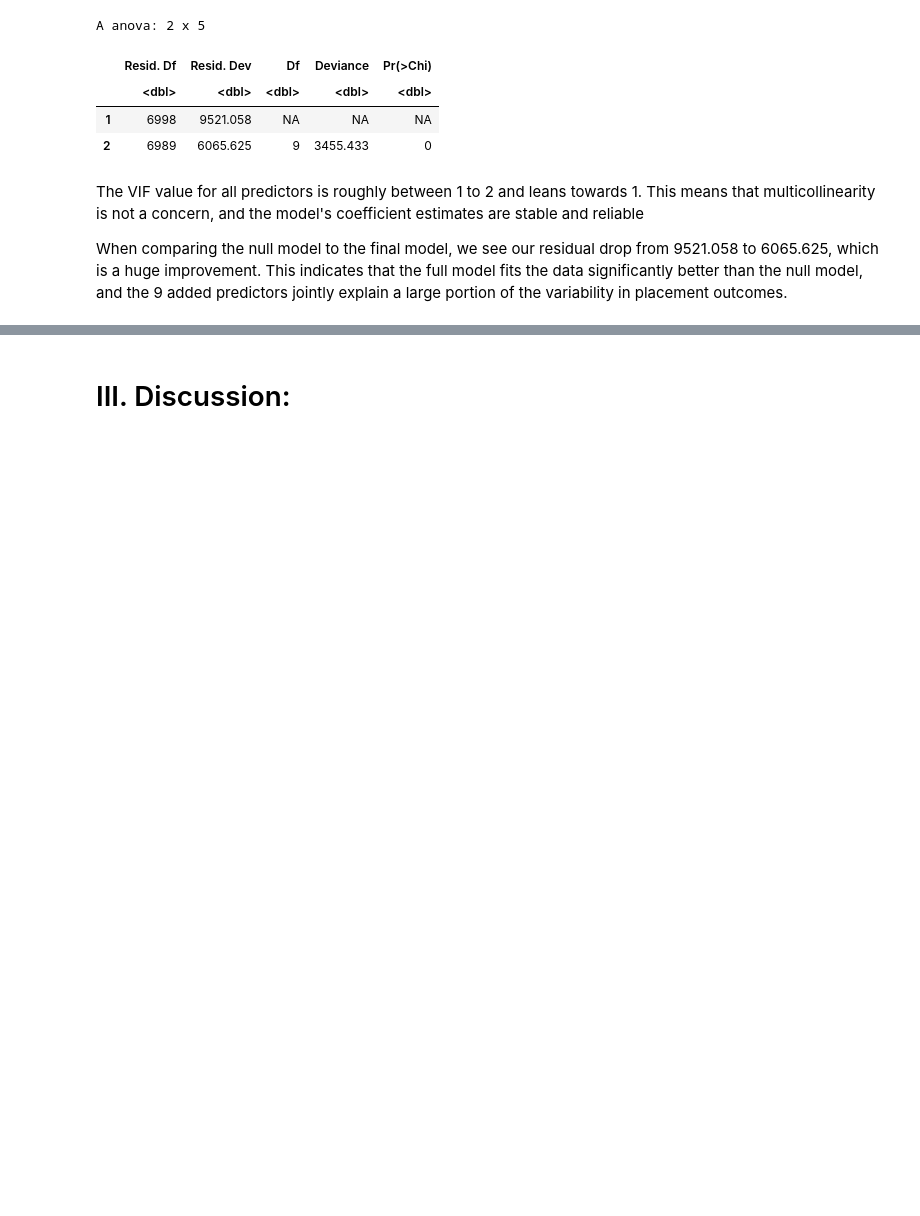
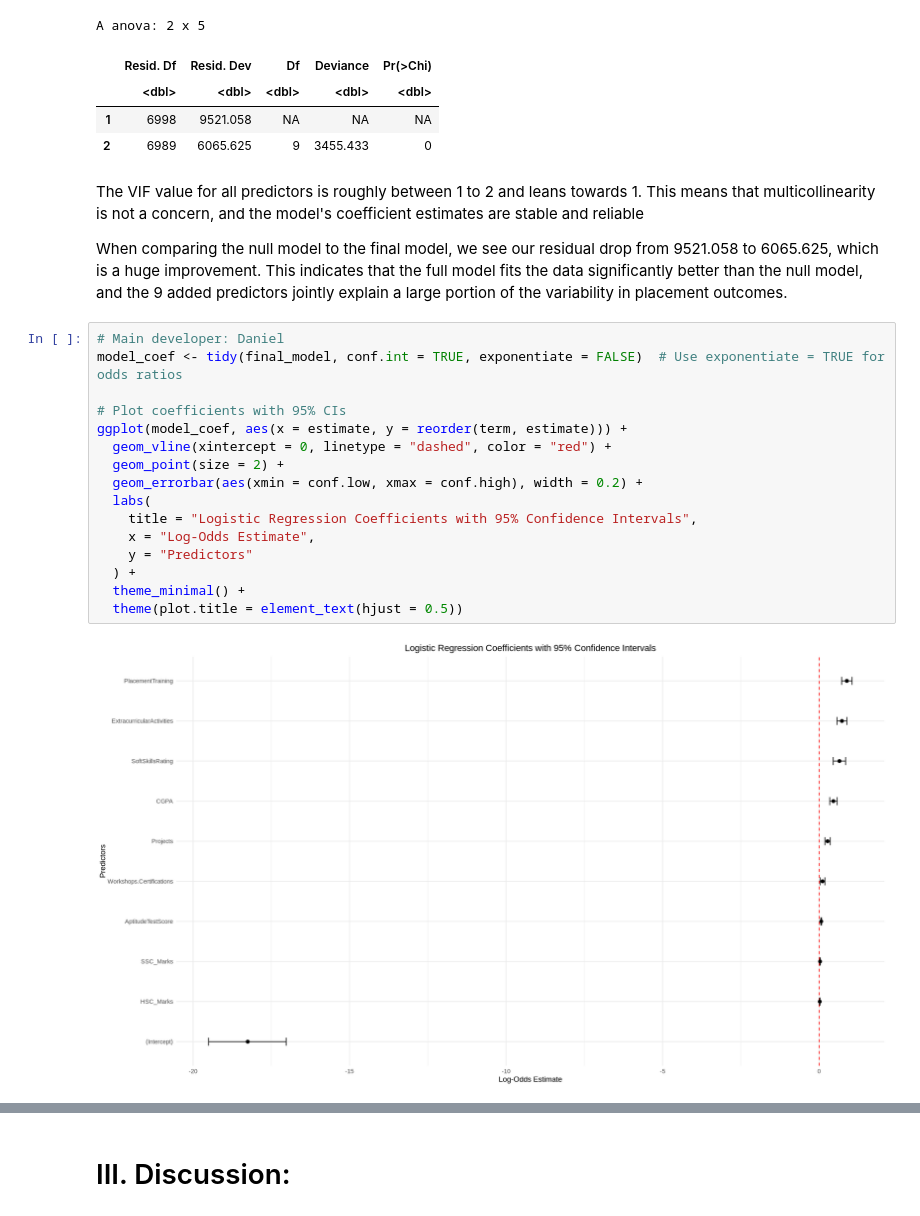
Before and after one commit to jeffiehu/STAT-301-Project, a Jupyter notebook: Final Report.ipynb, the cells around one changed output, grey strips where cells are left out. Saved outputs shown, nothing was run; the diff lists cells and outputs as text; blank space fills up the shorter version.

Commit message:
Add CI plot, specificity and sensitivity intepretation, update discussion part

```diff
--- a/Final Report.ipynb
+++ b/Final Report.ipynb
@@ -446,3 +468,21 @@ A anova: 2 x 5
 The VIF value for all predictors is roughly between 1 to 2 and leans towards 1. This means that multicollinearity is not a concern, and the model's coefficient estimates are stable and reliable
 
 When comparing the null model to the final model, we see our residual drop from 9521.058 to 6065.625, which is a huge improvement. This indicates that the full model fits the data significantly better than the null model, and the 9 added predictors jointly explain a large portion of the variability in placement outcomes.
+# %%
+# Main developer: Daniel
+model_coef <- tidy(final_model, conf.int = TRUE, exponentiate = FALSE)  # Use exponentiate = TRUE for odds ratios
+
+# Plot coefficients with 95% CIs
+ggplot(model_coef, aes(x = estimate, y = reorder(term, estimate))) +
+  geom_vline(xintercept = 0, linetype = "dashed", color = "red") +
+  geom_point(size = 2) +
+  geom_errorbar(aes(xmin = conf.low, xmax = conf.high), width = 0.2) +
+  labs(
+    title = "Logistic Regression Coefficients with 95% Confidence Intervals",
+    x = "Log-Odds Estimate",
+    y = "Predictors"
+  ) +
+  theme_minimal() +
+  theme(plot.title = element_text(hjust = 0.5))
+# %% [output]
+[figure, added]
```
Also changed, not shown: parts of 7 cells of this notebook.
